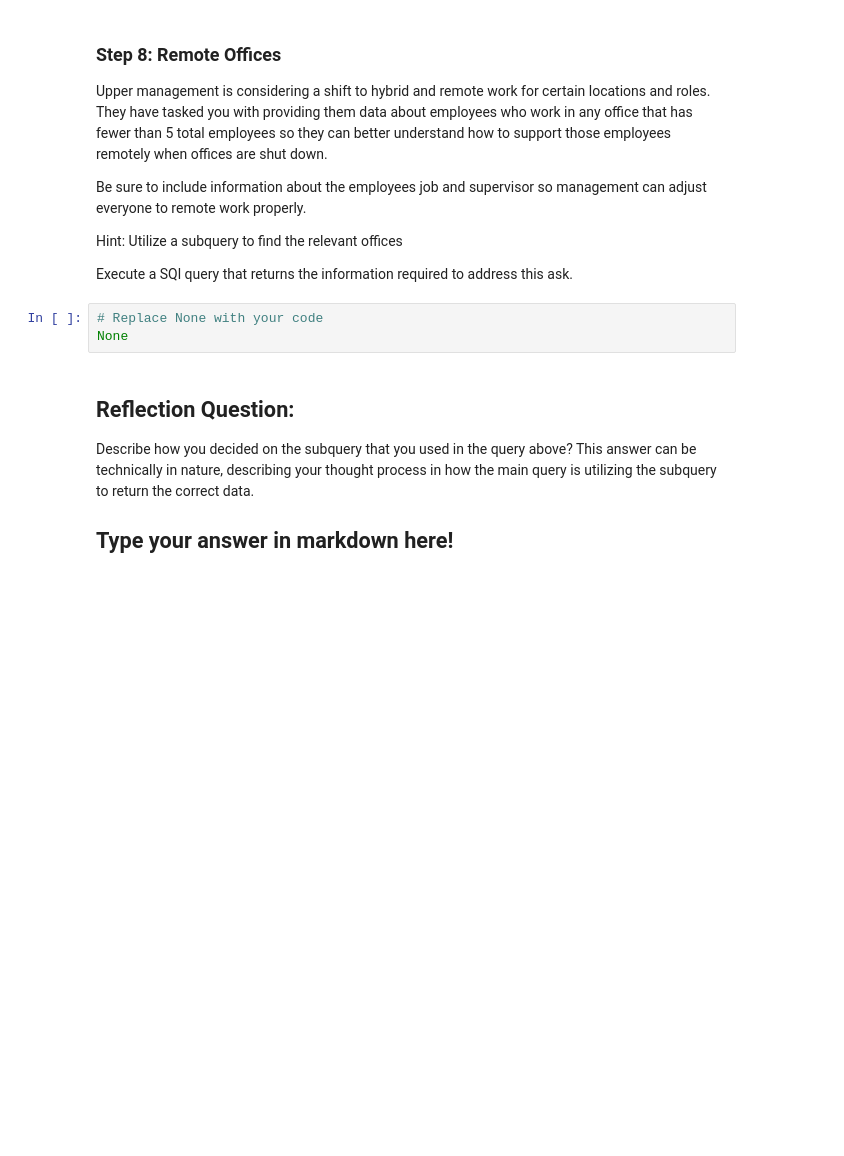
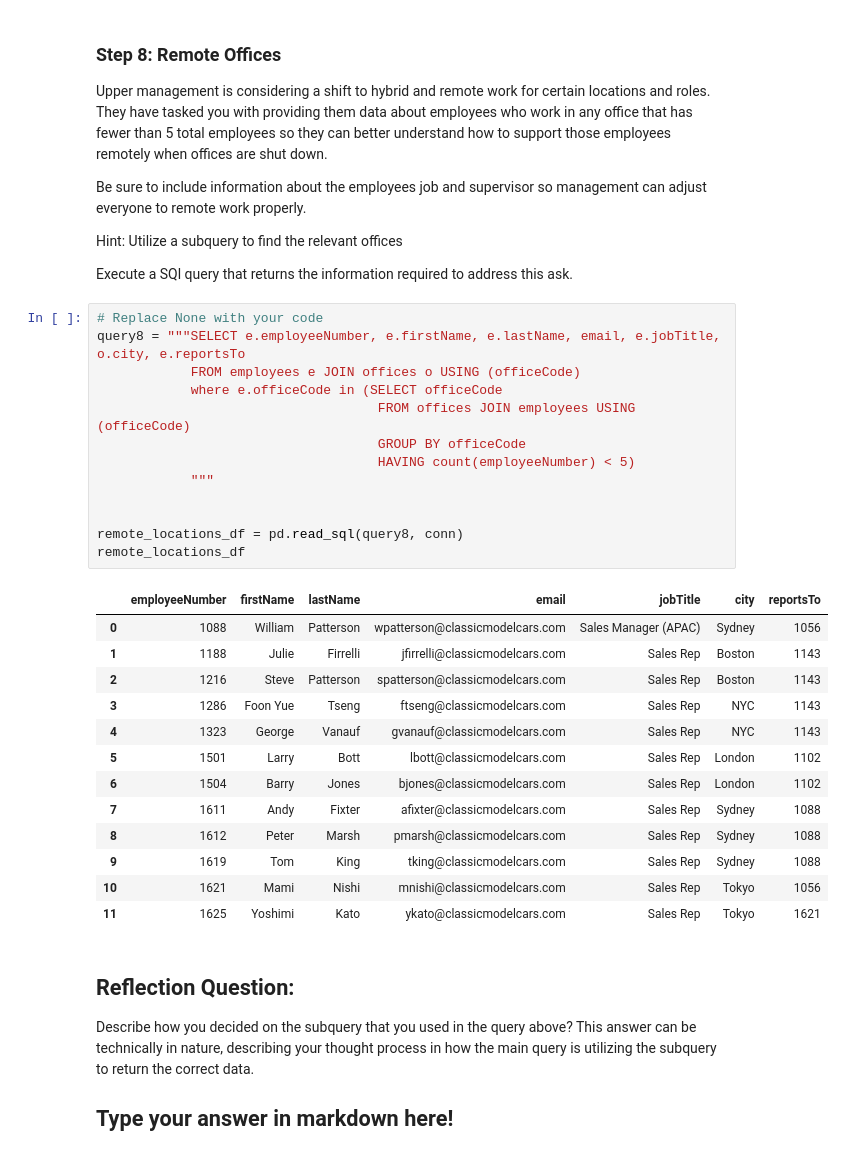
Before and after one commit to bluenets126/dsc-sql-summative-lab, a Jupyter notebook: SQLSummativeLab.ipynb, the cells around one changed output. Cells and saved outputs as stored; diff of their text form; blank space fills up the shorter version.

Commit message:
Query 9 complete.  Used subquery to get office codes with less than 5 employees and return the employee data at those offices

```diff
--- a/SQLSummativeLab.ipynb
+++ b/SQLSummativeLab.ipynb
@@ -335,9 +335,33 @@ Be sure to include information about the employees job and supervisor so managem
 Hint: Utilize a subquery to find the relevant offices
 
 Execute a SQl query that returns the information required to address this ask.
-# %%
-# Replace None with your code
-None
+# %%
+# Replace None with your code
+query8 = """SELECT e.employeeNumber, e.firstName, e.lastName, email, e.jobTitle, o.city, e.reportsTo
+            FROM employees e JOIN offices o USING (officeCode)
+            where e.officeCode in (SELECT officeCode
+                                    FROM offices JOIN employees USING (officeCode)
+                                    GROUP BY officeCode
+                                    HAVING count(employeeNumber) < 5)
+            """
+
+
+remote_locations_df = pd.read_sql(query8, conn)
+remote_locations_df
+# %% [output]
+|  | employeeNumber | firstName | lastName | email | jobTitle | city | reportsTo |
+| 0 | 1088 | William | Patterson | wpatterson@classicmodelcars.com | Sales Manager (APAC) | Sydney | 1056 |
+| 1 | 1188 | Julie | Firrelli | jfirrelli@classicmodelcars.com | Sales Rep | Boston | 1143 |
+| 2 | 1216 | Steve | Patterson | spatterson@classicmodelcars.com | Sales Rep | Boston | 1143 |
+| 3 | 1286 | Foon Yue | Tseng | ftseng@classicmodelcars.com | Sales Rep | NYC | 1143 |
+| 4 | 1323 | George | Vanauf | gvanauf@classicmodelcars.com | Sales Rep | NYC | 1143 |
+| 5 | 1501 | Larry | Bott | lbott@classicmodelcars.com | Sales Rep | London | 1102 |
+| 6 | 1504 | Barry | Jones | bjones@classicmodelcars.com | Sales Rep | London | 1102 |
+| 7 | 1611 | Andy | Fixter | afixter@classicmodelcars.com | Sales Rep | Sydney | 1088 |
+| 8 | 1612 | Peter | Marsh | pmarsh@classicmodelcars.com | Sales Rep | Sydney | 1088 |
+| 9 | 1619 | Tom | King | tking@classicmodelcars.com | Sales Rep | Sydney | 1088 |
+| 10 | 1621 | Mami | Nishi | mnishi@classicmodelcars.com | Sales Rep | Tokyo | 1056 |
+| 11 | 1625 | Yoshimi | Kato | ykato@classicmodelcars.com | Sales Rep | Tokyo | 1621 |
 # %% [markdown]
 ## Reflection Question:
 
```
Also changed, not shown: parts of 3 cells of this notebook.
